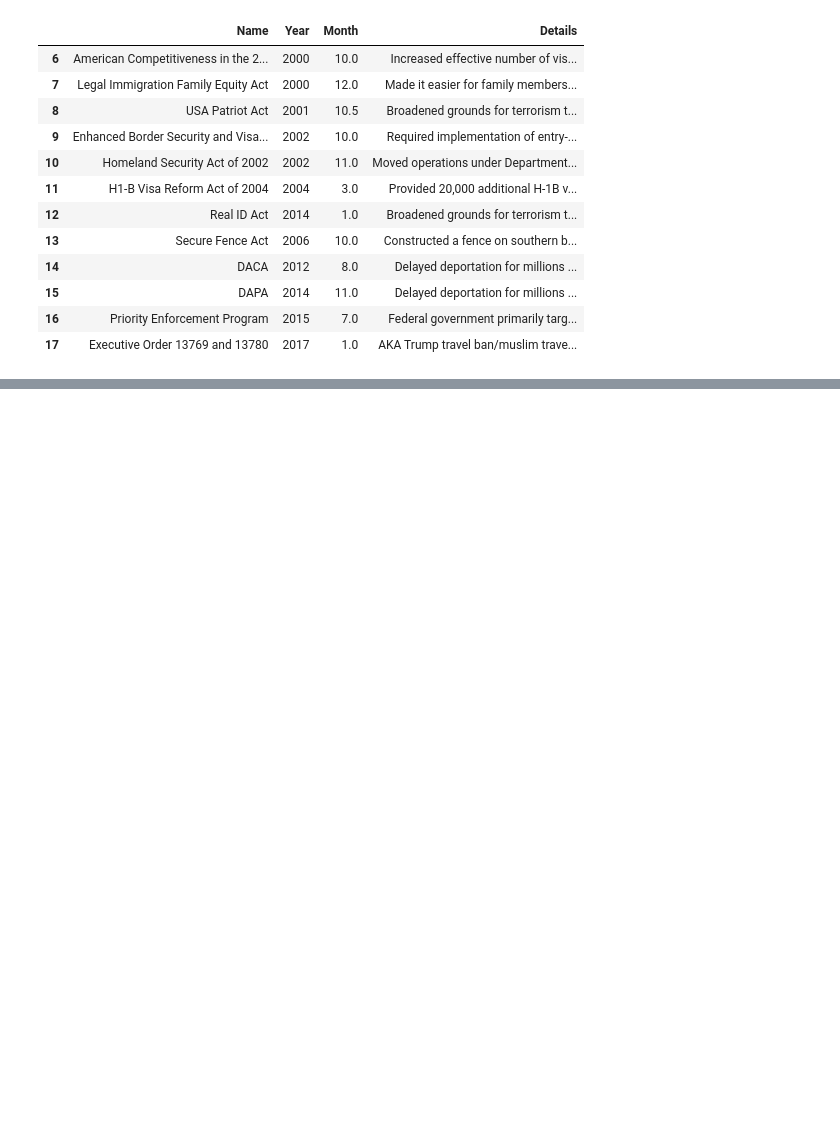
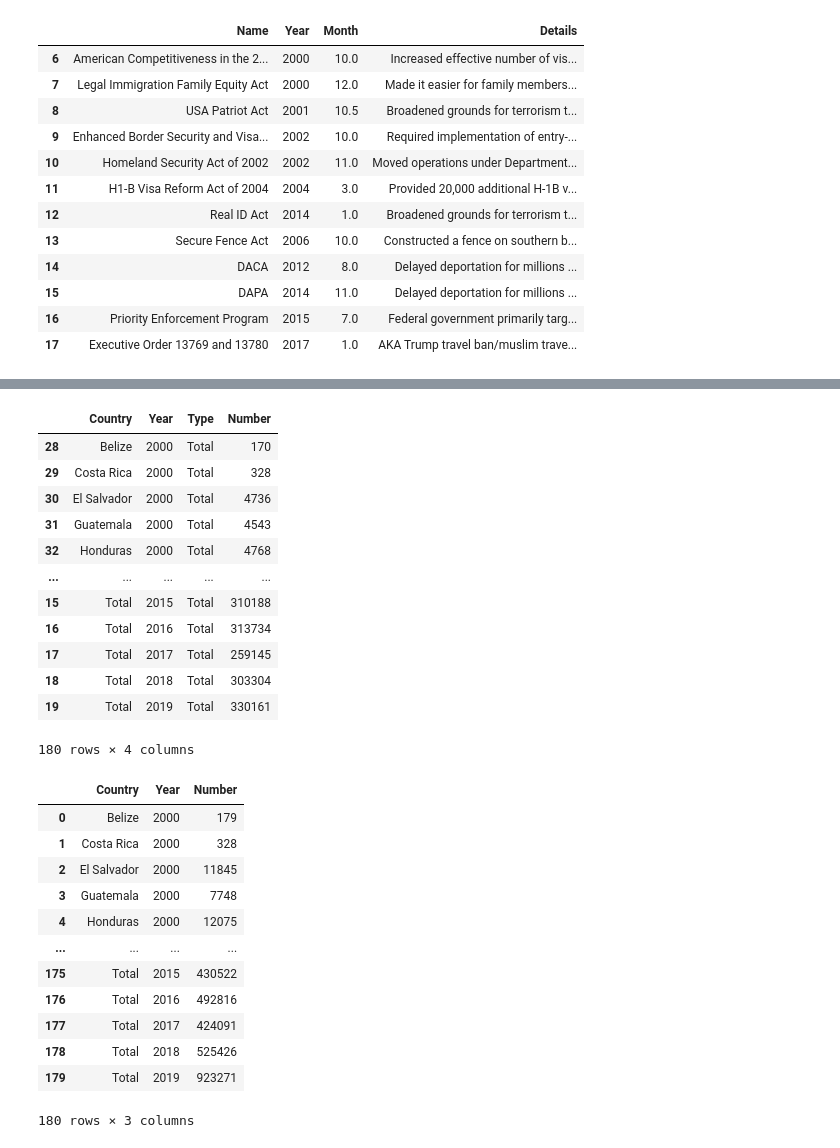
Before and after one commit to opheeelia/11.154-proj-pathways, a Jupyter notebook: data/BushAndLPRParsing.ipynb, the cells around one changed output, grey strips where cells are left out. Cells and saved outputs as stored; diff of their text form; code cells hidden in the pictures; blank space fills up the shorter version.

```diff
--- a/data/BushAndLPRParsing.ipynb
+++ b/data/BushAndLPRParsing.ipynb
@@ -206,3 +206,51 @@ lpr_fig.show()
 [interactive output not drawn]
 # %%
 lpr_fig.write_html("./lpr.txt", include_plotlyjs=False, full_html=False)
+# %%
+df = pd.read_excel("./t41_2000-2019.xlsx", header=[0, 1], index_col=0)
+df = df.rename(columns={"Criminal 1": "Criminal", "Criminal1": "Criminal", " Total ": "Total"})
+df_formatted = df.melt(ignore_index=False).reset_index()
+df_formatted.set_axis(["Country", "Year", "Type", "Number"], axis=1, inplace=True)
+df_formatted = df_formatted[np.logical_and(df_formatted.Type == "Total", df_formatted.Country != "Global Total")]
+df_formatted = df_formatted[df_formatted.Year >= 2000]
+df_formatted_totals = df_formatted.groupby(by="Year").sum().reset_index()
+df_formatted_totals['Country'] = 'Total'
+df_formatted_totals['Type'] = 'Total'
+rem_final = df_formatted.append(df_formatted_totals)
+display(rem_final)
+
+df_appr = pd.read_excel("./t34_2000-2019.xlsx", index_col=0)
+df_appr_formatted = df_appr.melt(ignore_index=False).reset_index()
+df_appr_formatted.set_axis(["Country", "Year", "Number"], axis=1, inplace=True)
+appr_final = df_appr_formatted[df_appr_formatted.Country != "Global Total"]
+df_appr_formatted = df_appr_formatted[df_appr_formatted.Country != "Global Total"].groupby(by='Year').sum().reset_index()
+df_appr_formatted['Country'] = "Total"
+appr_final = appr_final.append(df_appr_formatted, ignore_index=True)
+display(appr_final)
+# %% [output]
+|  | Country | Year | Type | Number |
+| 28 | Belize | 2000 | Total | 170 |
+| 29 | Costa Rica | 2000 | Total | 328 |
+| 30 | El Salvador | 2000 | Total | 4736 |
+| 31 | Guatemala | 2000 | Total | 4543 |
+| 32 | Honduras | 2000 | Total | 4768 |
+| ... | ... | ... | ... | ... |
+| 15 | Total | 2015 | Total | 310188 |
+| 16 | Total | 2016 | Total | 313734 |
+| 17 | Total | 2017 | Total | 259145 |
+| 18 | Total | 2018 | Total | 303304 |
+| 19 | Total | 2019 | Total | 330161 |
+180 rows × 4 columns
+|  | Country | Year | Number |
+| 0 | Belize | 2000 | 179 |
+| 1 | Costa Rica | 2000 | 328 |
+| 2 | El Salvador | 2000 | 11845 |
+| 3 | Guatemala | 2000 | 7748 |
+| 4 | Honduras | 2000 | 12075 |
+| ... | ... | ... | ... |
+| 175 | Total | 2015 | 430522 |
+| 176 | Total | 2016 | 492816 |
+| 177 | Total | 2017 | 424091 |
+| 178 | Total | 2018 | 525426 |
+| 179 | Total | 2019 | 923271 |
+180 rows × 3 columns
```
Also changed, not shown: parts of 2 cells of this notebook, 3 other files.
